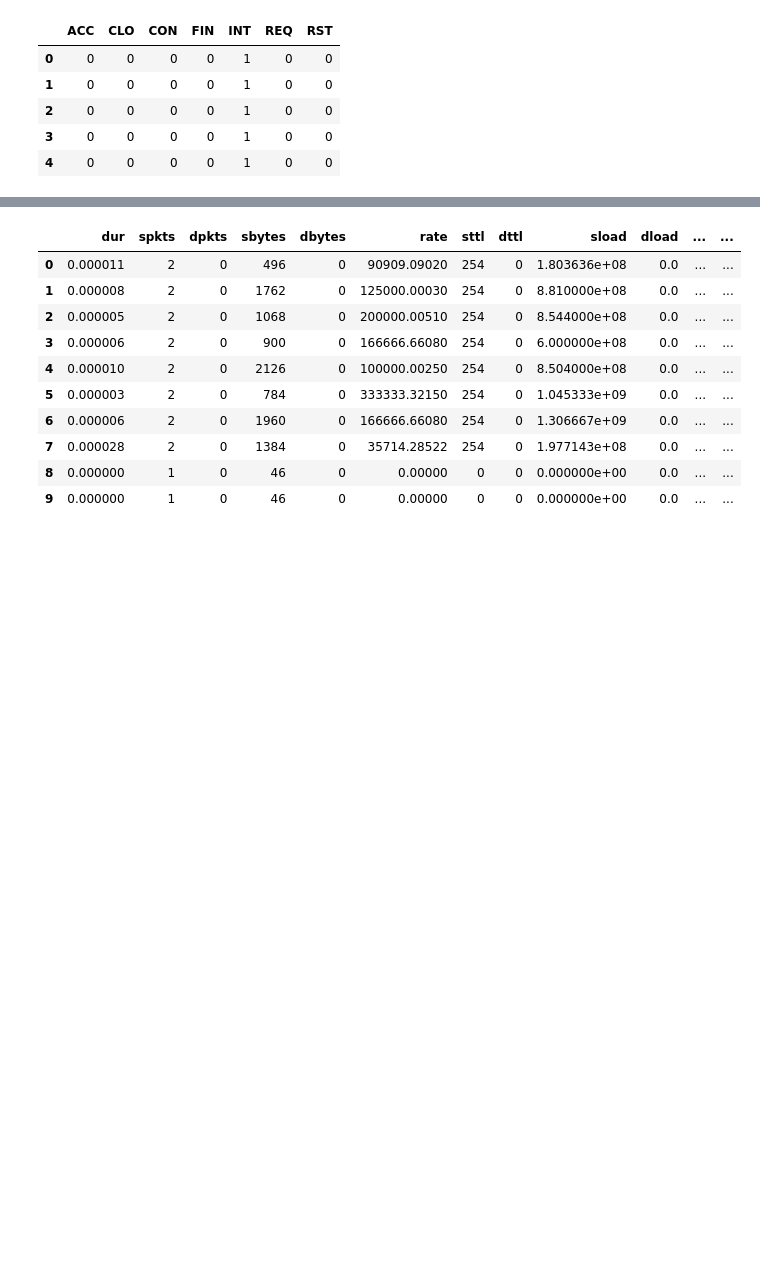
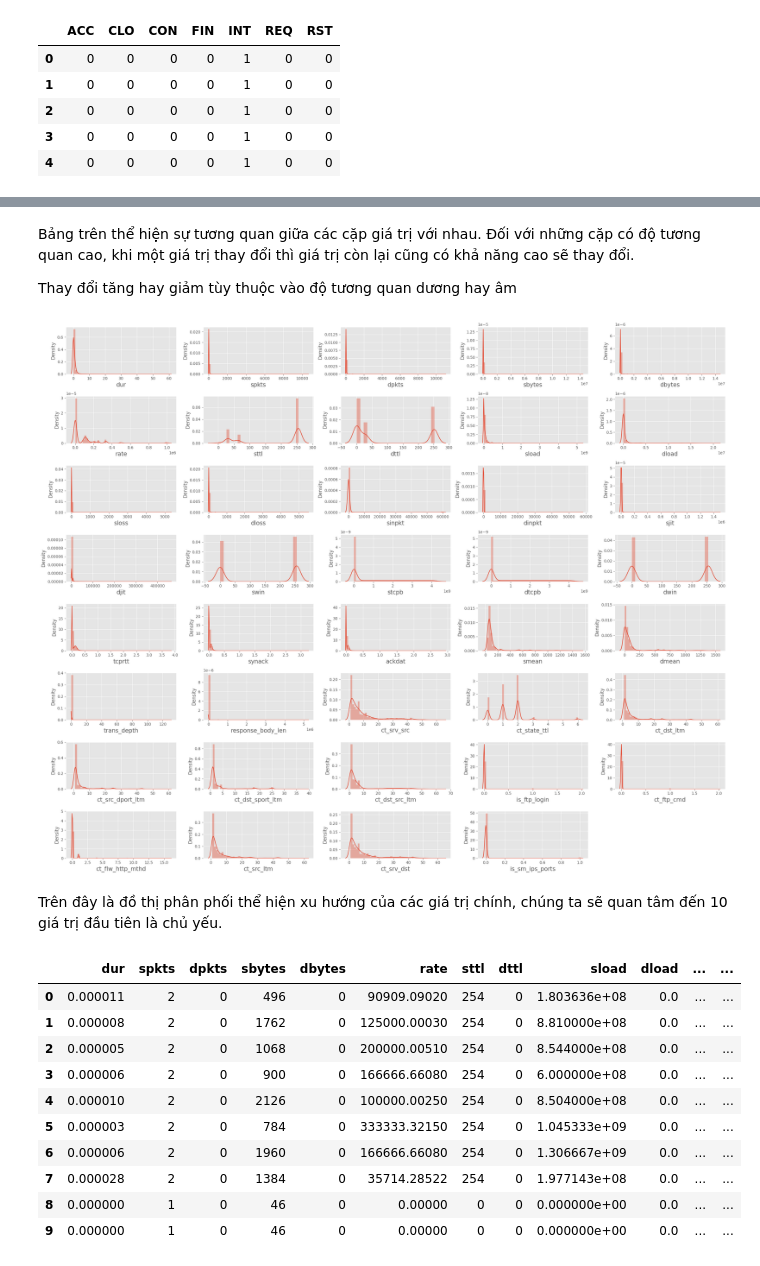
Before and after one commit to SeRi0720/TKUD, a Jupyter notebook: Notebook/preprocess.ipynb, the cells around one changed output, grey strips where cells are left out. Cells and saved outputs as stored; diff of their text form; code cells hidden in the pictures; blank space fills up the shorter version.

```diff
--- a/Notebook/preprocess.ipynb
+++ b/Notebook/preprocess.ipynb
@@ -306 +307,23 @@ state.head()
+# %% [markdown]
+Bảng trên thể hiện sự tương quan giữa các cặp giá trị với nhau. Đối với những cặp có độ tương quan cao, khi một giá trị thay đổi thì giá trị còn lại cũng có khả năng cao sẽ thay đổi.
+
+Thay đổi tăng hay giảm tùy thuộc vào độ tương quan dương hay âm
+# %%
+plt.figure(figsize = (25, 20))
+plotnumber = 1
+
+for col in isNum.columns:
+    if plotnumber <= 39:
+        ax = plt.subplot(8, 5, plotnumber)
+        sns.distplot(isNum[col])
+        plt.xlabel(col, fontsize = 15)
+
+    plotnumber += 1
+
+plt.tight_layout()
+plt.show()
+# %% [output]
+[figure, added]
+# %% [markdown]
+Trên đây là đồ thị phân phối thể hiện xu hướng của các giá trị chính, chúng ta sẽ quan tâm đến 10 giá trị đầu tiên là chủ yếu.
 # %%
```
Also changed, not shown: parts of 4 cells of this notebook, 4 other files.
